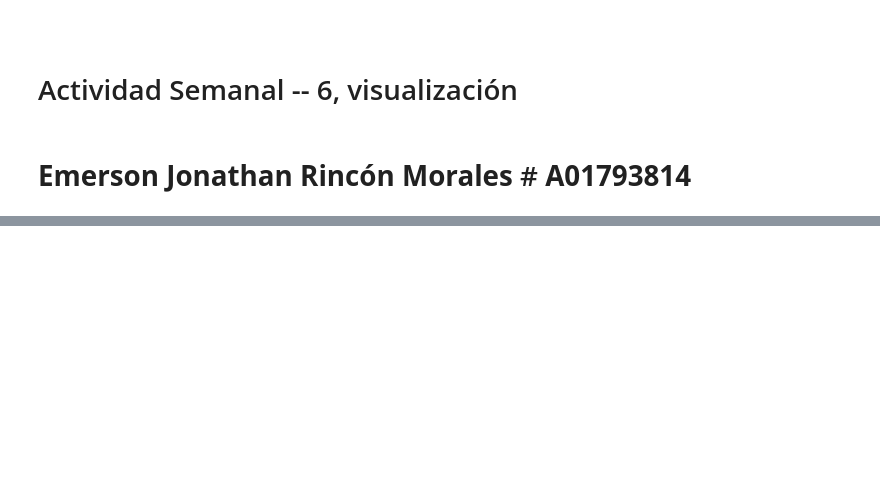
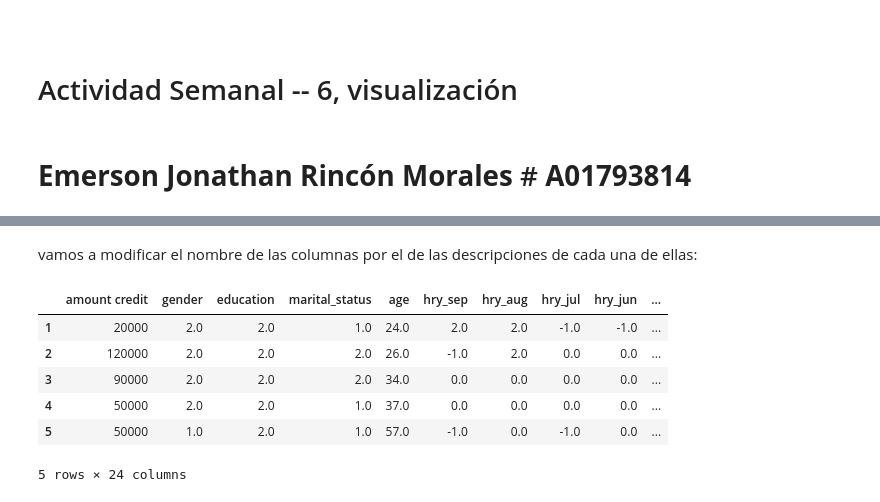
Before and after one commit to PosgradoMNA/actividades-de-aprendizaje-Emerson-JRM, a Jupyter notebook: Actividad Semanal -- 6, visualización.ipynb, the cells around one changed output, grey strips where cells are left out. Saved outputs shown, nothing was run; the diff lists cells and outputs as text; code cells hidden in the pictures; blank space fills up the shorter version.

```diff
--- a/Actividad Semanal -- 6, visualización.ipynb
+++ b/Actividad Semanal -- 6, visualización.ipynb
@@ -21,0 +72,17 @@ link:    https://github.com/PosgradoMNA/actividades-de-aprendizaje-Emerson-JRM/b
+# %% [markdown]
+vamos a modificar el nombre de las columnas por el de las descripciones de cada una de ellas:
+# %%
+df.columns= ["amount credit","gender", "education", "marital_status", "age",
+             "hry_sep","hry_aug", "hry_jul", "hry_jun","hry_may", "hry_apl",
+             "amt_sep","amt_aug", "amt_jul", "amt_jun","amt_may", "amt_apl",
+             "paid_sep","paid_aug", "paid_jul", "paid_jun","paid_may", "paid_apl", "Y"]
+# %%
+df.head() # se imprimen nuevos nombres de las columnas
+# %% [output]
+|  | amount credit | gender | education | marital_status | age | hry_sep | hry_aug | hry_jul | hry_jun | ... |
+| 1 | 20000 | 2.0 | 2.0 | 1.0 | 24.0 | 2.0 | 2.0 | -1.0 | -1.0 | ... |
+| 2 | 120000 | 2.0 | 2.0 | 2.0 | 26.0 | -1.0 | 2.0 | 0.0 | 0.0 | ... |
+| 3 | 90000 | 2.0 | 2.0 | 2.0 | 34.0 | 0.0 | 0.0 | 0.0 | 0.0 | ... |
+| 4 | 50000 | 2.0 | 2.0 | 1.0 | 37.0 | 0.0 | 0.0 | 0.0 | 0.0 | ... |
+| 5 | 50000 | 1.0 | 2.0 | 1.0 | 57.0 | -1.0 | 0.0 | -1.0 | 0.0 | ... |
+5 rows × 24 columns
```
Also changed, not shown: parts of 12 cells of this notebook.
